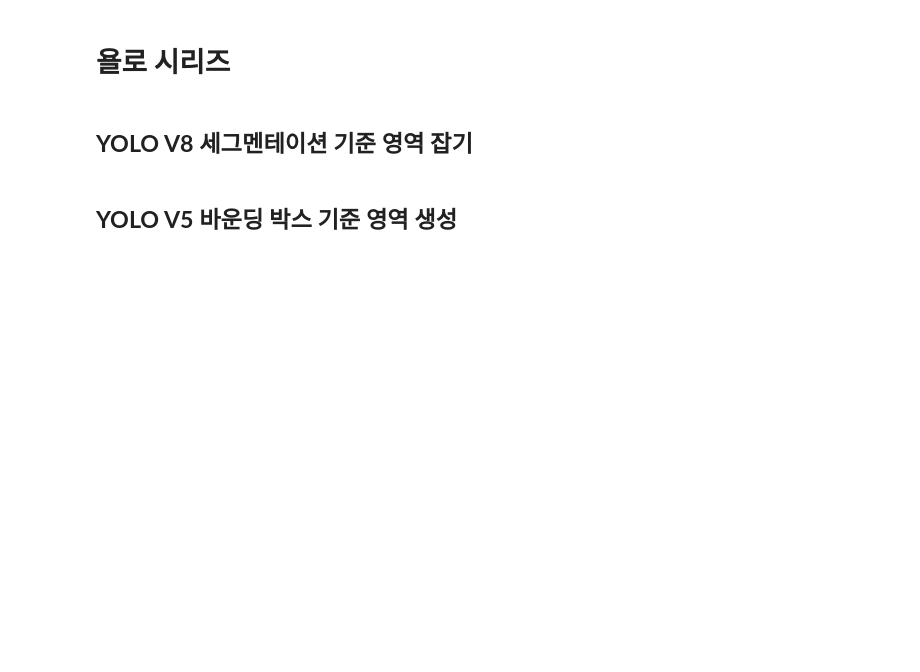
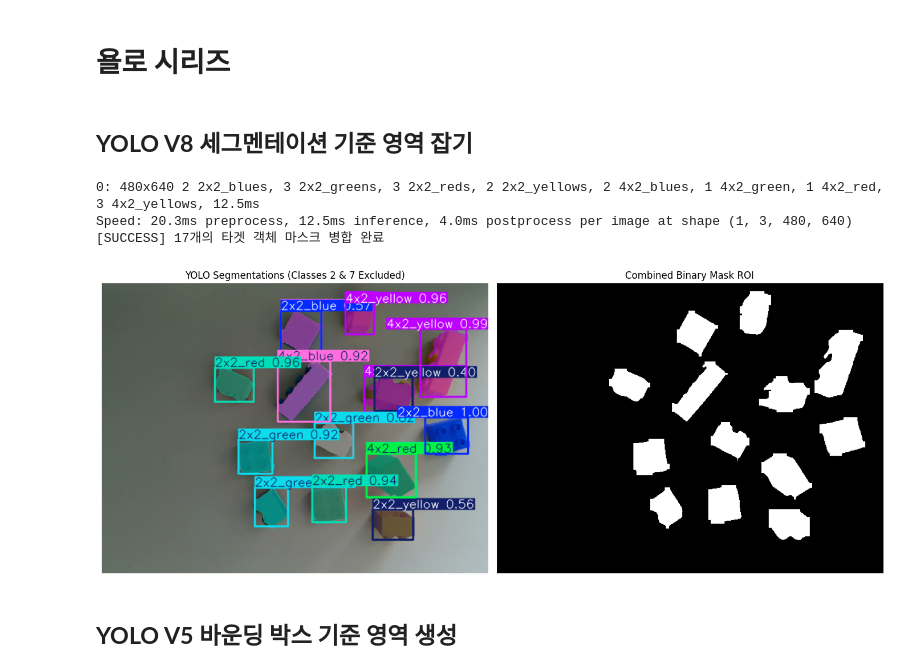
Before and after one commit to engineer0914/pointcloud_test, a Jupyter notebook: INUVision.ipynb, the cells around one changed output. Saved outputs shown, nothing was run; the diff lists cells and outputs as text; code cells hidden in the pictures; blank space fills up the shorter version.

```diff
--- a/INUVision.ipynb
+++ b/INUVision.ipynb
@@ -1481,50 +1481,55 @@ center_raw_times_used_scale : 0.26163000000000003
 # %% [markdown]
 ## **YOLO V8 세그멘테이션 기준 영역 잡기**
 # %%
-# # color_img_bgr, depth_img, intrinsics
+# color_img_bgr, depth_img, intrinsics
 
-# # YOLOv8 추론 (2번, 7번 제외)
-# model = YOLO("yolo_models/manip_segmentor_0528.pt")
-# # model = YOLO("yolo_models/train1_05_04/weights/best.pt")
+# YOLOv8 추론 (2번, 7번 제외)
+model = YOLO("yolo_models/manip_segmentor_0528.pt")
+# model = YOLO("yolo_models/train1_05_04/weights/best.pt")
 
-# # ID 0~9 중 2와 7을 제외한 리스트 생성
-# target_classes = [0, 1, 3, 4, 5, 6, 8, 9]
+# ID 0~9 중 2와 7을 제외한 리스트 생성
+target_classes = [0, 1, 3, 4, 5, 6, 8, 9]
 
-# # 추론 시 classes 파라미터로 타겟 지정
-# results = model(color_img_bgr, classes=target_classes)
+# 추론 시 classes 파라미터로 타겟 지정
+results = model(color_img_bgr, classes=target_classes)
 
-# # 3. 마스크 병합 및 시각화용 이미지 생성
-# mask_binary = np.zeros((480, 640), dtype=np.uint8)
+# 3. 마스크 병합 및 시각화용 이미지 생성
+mask_binary = np.zeros((480, 640), dtype=np.uint8)
 
-# if len(results) > 0 and results[0].masks is not None:
-#     masks = results[0].masks.data.cpu().numpy()
+if len(results) > 0 and results[0].masks is not None:
+    masks = results[0].masks.data.cpu().numpy()
 
-#     # 검출된 여러 개의 마스크를 하나의 ROI(관심 영역)로 합치기
-#     for mask in masks:
-#         mask_resized = cv2.resize(mask, (640, 480))
-#         # 기존 마스크와 새로운 마스크를 OR 연산으로 겹쳐서 누적
-#         mask_binary = np.logical_or(mask_binary, mask_resized > 0.5).astype(np.uint8)
+    # 검출된 여러 개의 마스크를 하나의 ROI(관심 영역)로 합치기
+    for mask in masks:
+        mask_resized = cv2.resize(mask, (640, 480))
+        # 기존 마스크와 새로운 마스크를 OR 연산으로 겹쳐서 누적
+        mask_binary = np.logical_or(mask_binary, mask_resized > 0.5).astype(np.uint8)
 
-#     print(f"[SUCCESS] {len(masks)}개의 타겟 객체 마스크 병합 완료")
-# else:
-#     print("[WARN] 지정된 클래스의 객체가 검출되지 않았습니다.")
+    print(f"[SUCCESS] {len(masks)}개의 타겟 객체 마스크 병합 완료")
+else:
+    print("[WARN] 지정된 클래스의 객체가 검출되지 않았습니다.")
 
-# # YOLO 내장 시각화 툴 활용 (바운딩 박스 + 라벨 + 세그멘테이션 색상)
-# vis_yolo = results[0].plot()
+# YOLO 내장 시각화 툴 활용 (바운딩 박스 + 라벨 + 세그멘테이션 색상)
+vis_yolo = results[0].plot()
 
-# # --- 2D 검증 시각화 ---
-# fig, axes = plt.subplots(1, 2, figsize=(14, 6))
+# --- 2D 검증 시각화 ---
+fig, axes = plt.subplots(1, 2, figsize=(14, 6))
 
-# axes[0].imshow(cv2.cvtColor(vis_yolo, cv2.COLOR_BGR2RGB))
-# axes[0].set_title("YOLO Segmentations (Classes 2 & 7 Excluded)")
-# axes[0].axis("off")
+axes[0].imshow(cv2.cvtColor(vis_yolo, cv2.COLOR_BGR2RGB))
+axes[0].set_title("YOLO Segmentations (Classes 2 & 7 Excluded)")
+axes[0].axis("off")
 
-# axes[1].imshow(mask_binary, cmap='gray')
-# axes[1].set_title("Combined Binary Mask ROI")
-# axes[1].axis("off")
+axes[1].imshow(mask_binary, cmap='gray')
+axes[1].set_title("Combined Binary Mask ROI")
+axes[1].axis("off")
 
-# plt.tight_layout()
-# plt.show()
+plt.tight_layout()
+plt.show()
+# %% [output]
+0: 480x640 2 2x2_blues, 3 2x2_greens, 3 2x2_reds, 2 2x2_yellows, 2 4x2_blues, 1 4x2_green, 1 4x2_red, 3 4x2_yellows, 12.5ms
+Speed: 20.3ms preprocess, 12.5ms inference, 4.0ms postprocess per image at shape (1, 3, 480, 640)
+[SUCCESS] 17개의 타겟 객체 마스크 병합 완료
+[figure, added]
 # %% [markdown]
 ## **YOLO V5 바운딩 박스 기준 영역 생성**
 # %%
```
Also changed, not shown: parts of 10 cells of this notebook.
